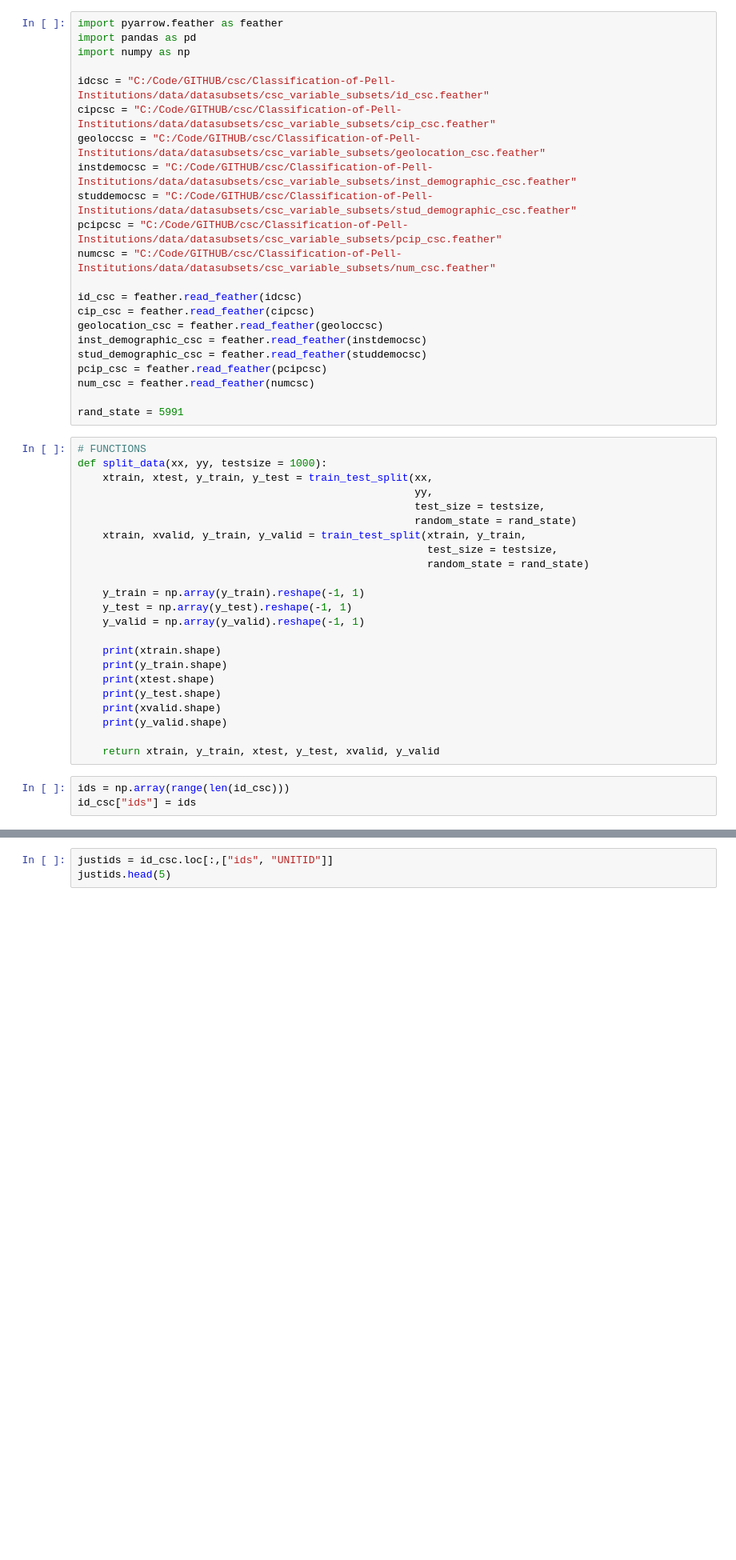
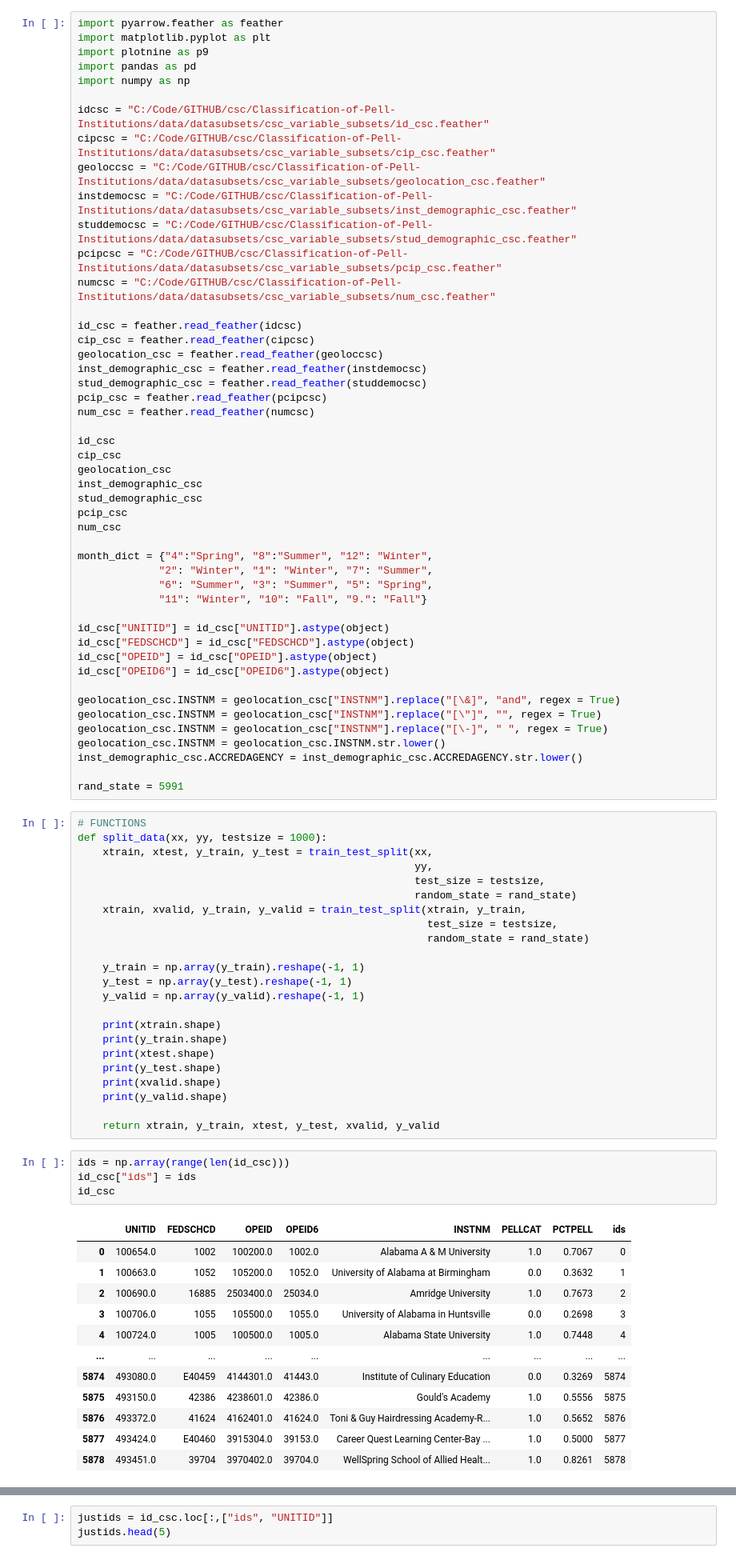
Before and after one commit to njones738/Classification-of-Pell-Institutions, a Jupyter notebook: scripts/process.ipynb, the cells around one changed output, grey strips where cells are left out. Shown: that part at 80% size. Cells and saved outputs as stored; diff of their text form; blank space fills up the shorter version.

Commit message:
descrete pcip

```diff
--- a/scripts/process.ipynb
+++ b/scripts/process.ipynb
@@ -34,5 +38,7 @@ import plotnine as p9
 # %%
 import pyarrow.feather as feather
+import matplotlib.pyplot as plt
+import plotnine as p9
 import pandas as pd
 import numpy as np
 
@@ -52,6 +58,30 @@ stud_demographic_csc = feather.read_feather(studdemocsc)
 pcip_csc = feather.read_feather(pcipcsc)
 num_csc = feather.read_feather(numcsc)
 
+id_csc
+cip_csc
+geolocation_csc
+inst_demographic_csc
+stud_demographic_csc
+pcip_csc
+num_csc
+
+month_dict = {"4":"Spring", "8":"Summer", "12": "Winter",
+             "2": "Winter", "1": "Winter", "7": "Summer",
+             "6": "Summer", "3": "Summer", "5": "Spring",
+             "11": "Winter", "10": "Fall", "9.": "Fall"}
+
+id_csc["UNITID"] = id_csc["UNITID"].astype(object)
+id_csc["FEDSCHCD"] = id_csc["FEDSCHCD"].astype(object)
+id_csc["OPEID"] = id_csc["OPEID"].astype(object)
+id_csc["OPEID6"] = id_csc["OPEID6"].astype(object)
+
+geolocation_csc.INSTNM = geolocation_csc["INSTNM"].replace("[\&]", "and", regex = True)
+geolocation_csc.INSTNM = geolocation_csc["INSTNM"].replace("[\"]", "", regex = True)
+geolocation_csc.INSTNM = geolocation_csc["INSTNM"].replace("[\-]", " ", regex = True)
+geolocation_csc.INSTNM = geolocation_csc.INSTNM.str.lower()
+inst_demographic_csc.ACCREDAGENCY = inst_demographic_csc.ACCREDAGENCY.str.lower()
+
 rand_state = 5991
 # %%
 # FUNCTIONS
@@ -79,3 +109,17 @@ def split_data(xx, yy, testsize = 1000):
 # %%
 ids = np.array(range(len(id_csc)))
 id_csc["ids"] = ids
+id_csc
+# %% [output]
+|  | UNITID | FEDSCHCD | OPEID | OPEID6 | INSTNM | PELLCAT | PCTPELL | ids |
+| 0 | 100654.0 | 1002 | 100200.0 | 1002.0 | Alabama A & M University | 1.0 | 0.7067 | 0 |
+| 1 | 100663.0 | 1052 | 105200.0 | 1052.0 | University of Alabama at Birmingham | 0.0 | 0.3632 | 1 |
+| 2 | 100690.0 | 16885 | 2503400.0 | 25034.0 | Amridge University | 1.0 | 0.7673 | 2 |
+| 3 | 100706.0 | 1055 | 105500.0 | 1055.0 | University of Alabama in Huntsville | 0.0 | 0.2698 | 3 |
+| 4 | 100724.0 | 1005 | 100500.0 | 1005.0 | Alabama State University | 1.0 | 0.7448 | 4 |
+| ... | ... | ... | ... | ... | ... | ... | ... | ... |
+| 5874 | 493080.0 | E40459 | 4144301.0 | 41443.0 | Institute of Culinary Education | 0.0 | 0.3269 | 5874 |
+| 5875 | 493150.0 | 42386 | 4238601.0 | 42386.0 | Gould's Academy | 1.0 | 0.5556 | 5875 |
+| 5876 | 493372.0 | 41624 | 4162401.0 | 41624.0 | Toni & Guy Hairdressing Academy-R... | 1.0 | 0.5652 | 5876 |
+| 5877 | 493424.0 | E40460 | 3915304.0 | 39153.0 | Career Quest Learning Center-Bay ... | 1.0 | 0.5000 | 5877 |
+| 5878 | 493451.0 | 39704 | 3970402.0 | 39704.0 | WellSpring School of Allied Healt... | 1.0 | 0.8261 | 5878 |
```
Also changed, not shown: parts of 62 cells of this notebook, 1 other file.
